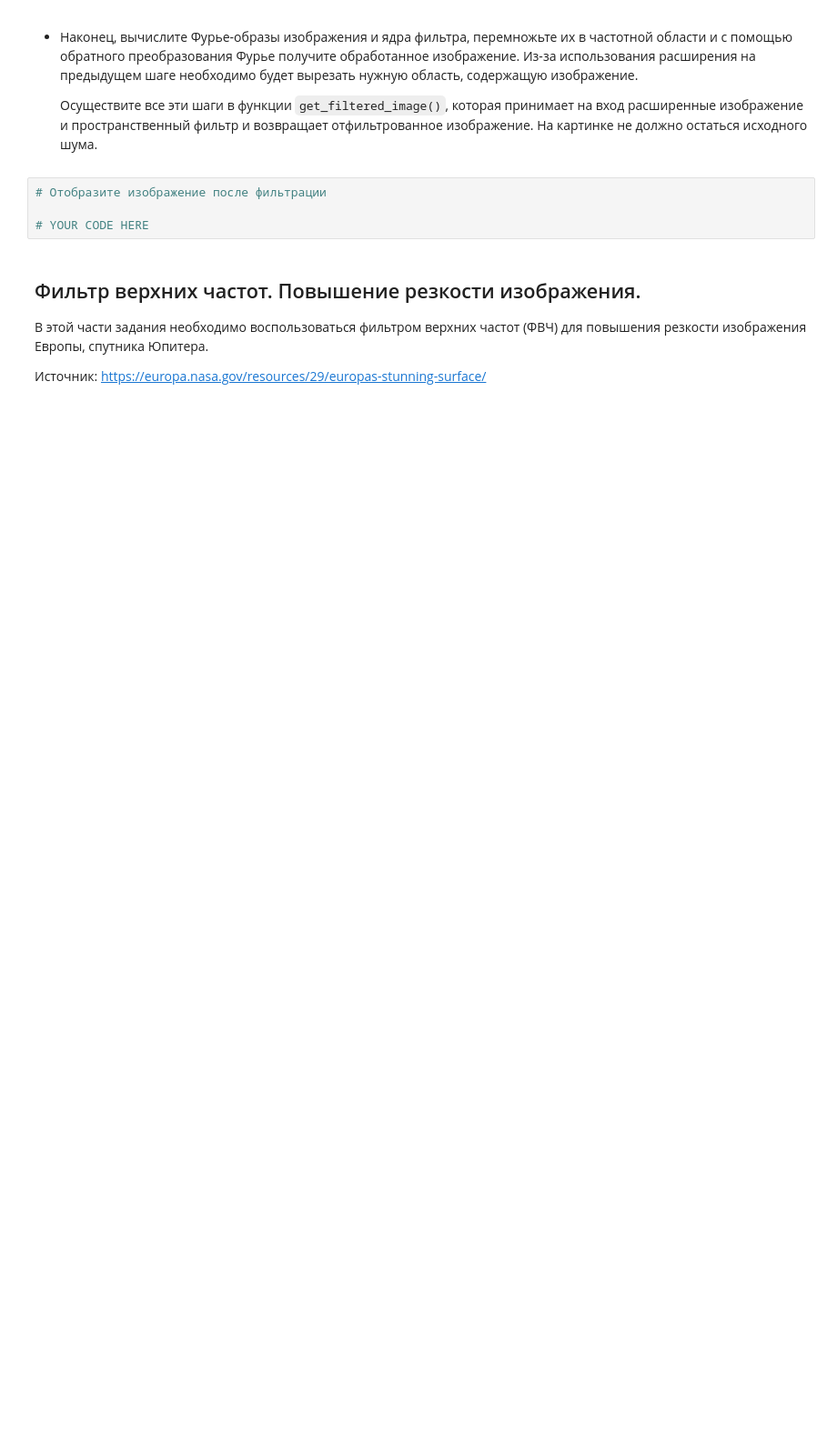
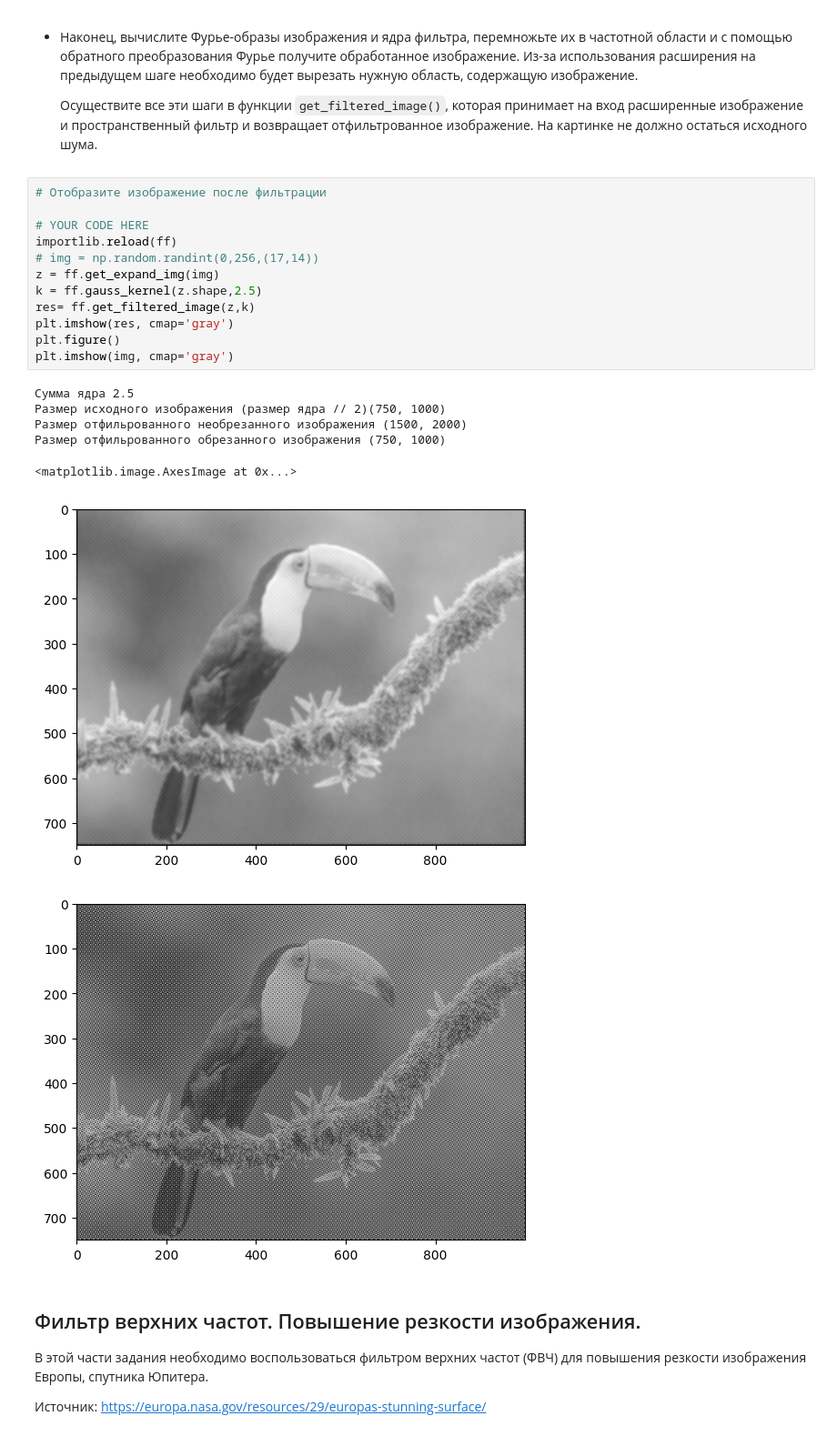
Before and after one commit to Kyushuki/image-processing_study, a Jupyter notebook: assignments/filtering/01_filtering.ipynb, the cells around one changed output. Shown at 91% size. Cells and saved outputs as stored; diff of their text form; blank space fills up the shorter version.

```diff
--- a/assignments/filtering/01_filtering.ipynb
+++ b/assignments/filtering/01_filtering.ipynb
@@ -59,10 +91,26 @@ Gauss kernel:
 - Наконец, вычислите Фурье-образы изображения и ядра фильтра, перемножьте их в частотной области и с помощью обратного преобразования Фурье получите обработанное изображение. Из-за использования расширения на предыдущем шаге необходимо будет вырезать нужную область, содержащую изображение.
 
     Осуществите все эти шаги в функции `get_filtered_image()`, которая принимает на вход расширенные изображение и пространственный фильтр и возвращает отфильтрованное изображение. На картинке не должно остаться исходного шума.
-# %%
-# Отобразите изображение после фильтрации
-
-# YOUR CODE HERE
+# %%
+# Отобразите изображение после фильтрации
+
+# YOUR CODE HERE
+importlib.reload(ff)
+# img = np.random.randint(0,256,(17,14))
+z = ff.get_expand_img(img)
+k = ff.gauss_kernel(z.shape,2.5)
+res= ff.get_filtered_image(z,k)
+plt.imshow(res, cmap='gray')
+plt.figure()
+plt.imshow(img, cmap='gray')
+# %% [output]
+Сумма ядра 2.5
+Размер исходного изображения (размер ядра // 2)(750, 1000)
+Размер отфильрованного необрезанного изображения (1500, 2000)
+Размер отфильрованного обрезанного изображения (750, 1000)
+<matplotlib.image.AxesImage at 0x...>
+[figure, added]
+[figure, added]
 # %% [markdown]
 ## Фильтр верхних частот. Повышение резкости изображения.
 
```
Also changed, not shown: parts of 10 cells of this notebook, 5 other files.
